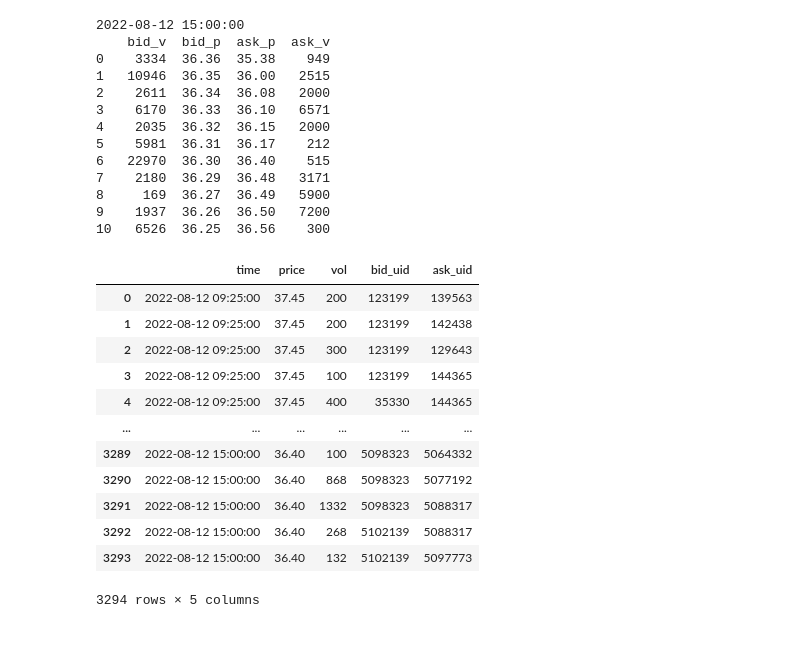
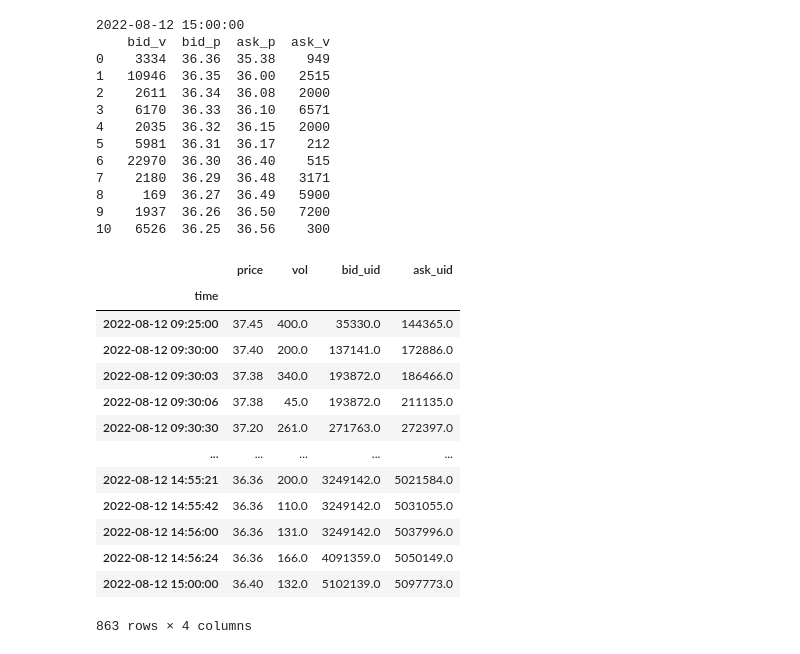
Before and after one commit to y1han/simulated_trading_platform, a Jupyter notebook: demo_notebook.ipynb, the cells around one changed output. Saved outputs shown, nothing was run; the diff lists cells and outputs as text; code cells hidden in the pictures.

```diff
--- a/demo_notebook.ipynb
+++ b/demo_notebook.ipynb
@@ -23,21 +23,23 @@ print(sim.order_book)
 8     169  36.27  36.49   5900
 9    1937  36.26  36.50   7200
 10   6526  36.25  36.56    300
-# %%
-sim.order_book.historical_deal
-# %% [output]
-|  | time | price | vol | bid_uid | ask_uid |
-| 0 | 2022-08-12 09:25:00 | 37.45 | 200 | 123199 | 139563 |
-| 1 | 2022-08-12 09:25:00 | 37.45 | 200 | 123199 | 142438 |
-| 2 | 2022-08-12 09:25:00 | 37.45 | 300 | 123199 | 129643 |
-| 3 | 2022-08-12 09:25:00 | 37.45 | 100 | 123199 | 144365 |
-| 4 | 2022-08-12 09:25:00 | 37.45 | 400 | 35330 | 144365 |
-| ... | ... | ... | ... | ... | ... |
-| 3289 | 2022-08-12 15:00:00 | 36.40 | 100 | 5098323 | 5064332 |
-| 3290 | 2022-08-12 15:00:00 | 36.40 | 868 | 5098323 | 5077192 |
-| 3291 | 2022-08-12 15:00:00 | 36.40 | 1332 | 5098323 | 5088317 |
-| 3292 | 2022-08-12 15:00:00 | 36.40 | 268 | 5102139 | 5088317 |
-| 3293 | 2022-08-12 15:00:00 | 36.40 | 132 | 5102139 | 5097773 |
-3294 rows × 5 columns
+# %%
+price_series = sim.order_book.historical_deal.set_index('time').resample('3s').last().dropna()
+price_series
+# %% [output]
+|  | price | vol | bid_uid | ask_uid |
+| time |  |  |  |  |
+| 2022-08-12 09:25:00 | 37.45 | 400.0 | 35330.0 | 144365.0 |
+| 2022-08-12 09:30:00 | 37.40 | 200.0 | 137141.0 | 172886.0 |
+| 2022-08-12 09:30:03 | 37.38 | 340.0 | 193872.0 | 186466.0 |
+| 2022-08-12 09:30:06 | 37.38 | 45.0 | 193872.0 | 211135.0 |
+| 2022-08-12 09:30:30 | 37.20 | 261.0 | 271763.0 | 272397.0 |
+| ... | ... | ... | ... | ... |
+| 2022-08-12 14:55:21 | 36.36 | 200.0 | 3249142.0 | 5021584.0 |
+| 2022-08-12 14:55:42 | 36.36 | 110.0 | 3249142.0 | 5031055.0 |
+| 2022-08-12 14:56:00 | 36.36 | 131.0 | 3249142.0 | 5037996.0 |
+| 2022-08-12 14:56:24 | 36.36 | 166.0 | 4091359.0 | 5050149.0 |
+| 2022-08-12 15:00:00 | 36.40 | 132.0 | 5102139.0 | 5097773.0 |
+863 rows × 4 columns
 # %%
 import matplotlib.pyplot as plt
```
Also changed, not shown: parts of 2 cells of this notebook, 8 other files.
